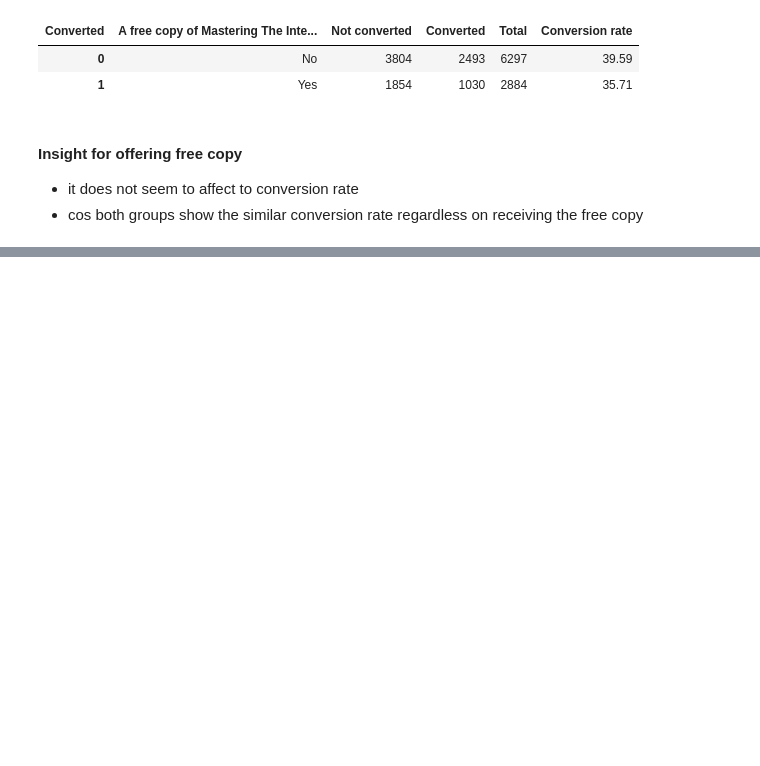
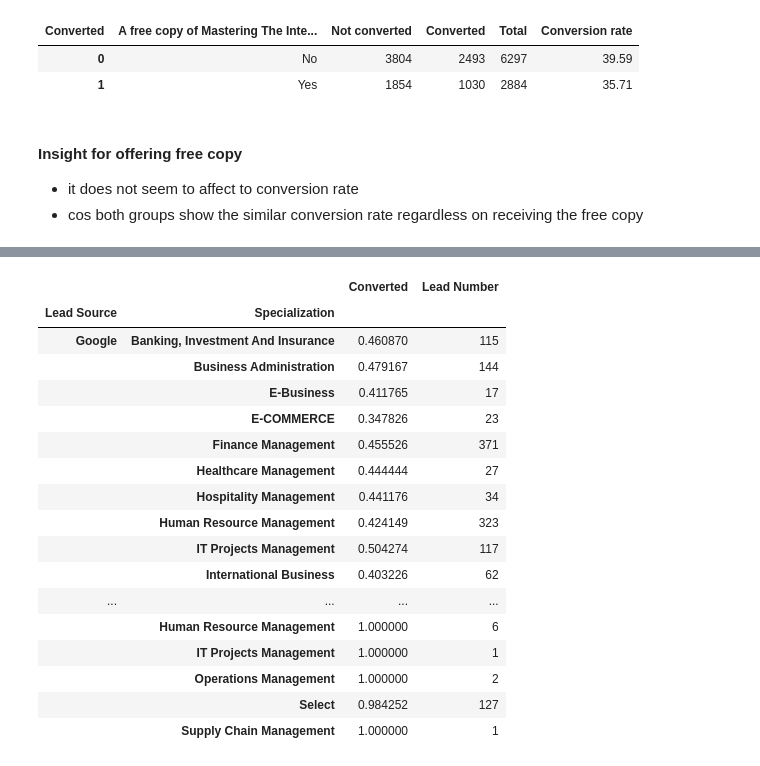
Before and after one commit to hyunjun33/Funnel_Analysis, a Jupyter notebook: Acquisition Analysis.ipynb, the cells around one changed output, grey strips where cells are left out. Saved outputs shown, nothing was run; the diff lists cells and outputs as text; code cells hidden in the pictures; blank space fills up the shorter version.

```diff
--- a/Acquisition Analysis.ipynb
+++ b/Acquisition Analysis.ipynb
@@ -687,0 +733,22 @@ conversion_rate(df, "A free copy of Mastering The Interview")
+# %%
+channel_3.groupby(["Lead Source", "Specialization"]).agg({"Converted": "mean",
+                                                          "Lead Number": "count"})
+# %% [output]
+|  |  | Converted | Lead Number |
+| Lead Source | Specialization |  |  |
+| Google | Banking, Investment And Insurance | 0.460870 | 115 |
+|  | Business Administration | 0.479167 | 144 |
+|  | E-Business | 0.411765 | 17 |
+|  | E-COMMERCE | 0.347826 | 23 |
+|  | Finance Management | 0.455526 | 371 |
+|  | Healthcare Management | 0.444444 | 27 |
+|  | Hospitality Management | 0.441176 | 34 |
+|  | Human Resource Management | 0.424149 | 323 |
+|  | IT Projects Management | 0.504274 | 117 |
+|  | International Business | 0.403226 | 62 |
+| ... | ... | ... | ... |
+|  | Human Resource Management | 1.000000 | 6 |
+|  | IT Projects Management | 1.000000 | 1 |
+|  | Operations Management | 1.000000 | 2 |
+|  | Select | 0.984252 | 127 |
+|  | Supply Chain Management | 1.000000 | 1 |
```
Also changed, not shown: parts of 7 cells of this notebook.
